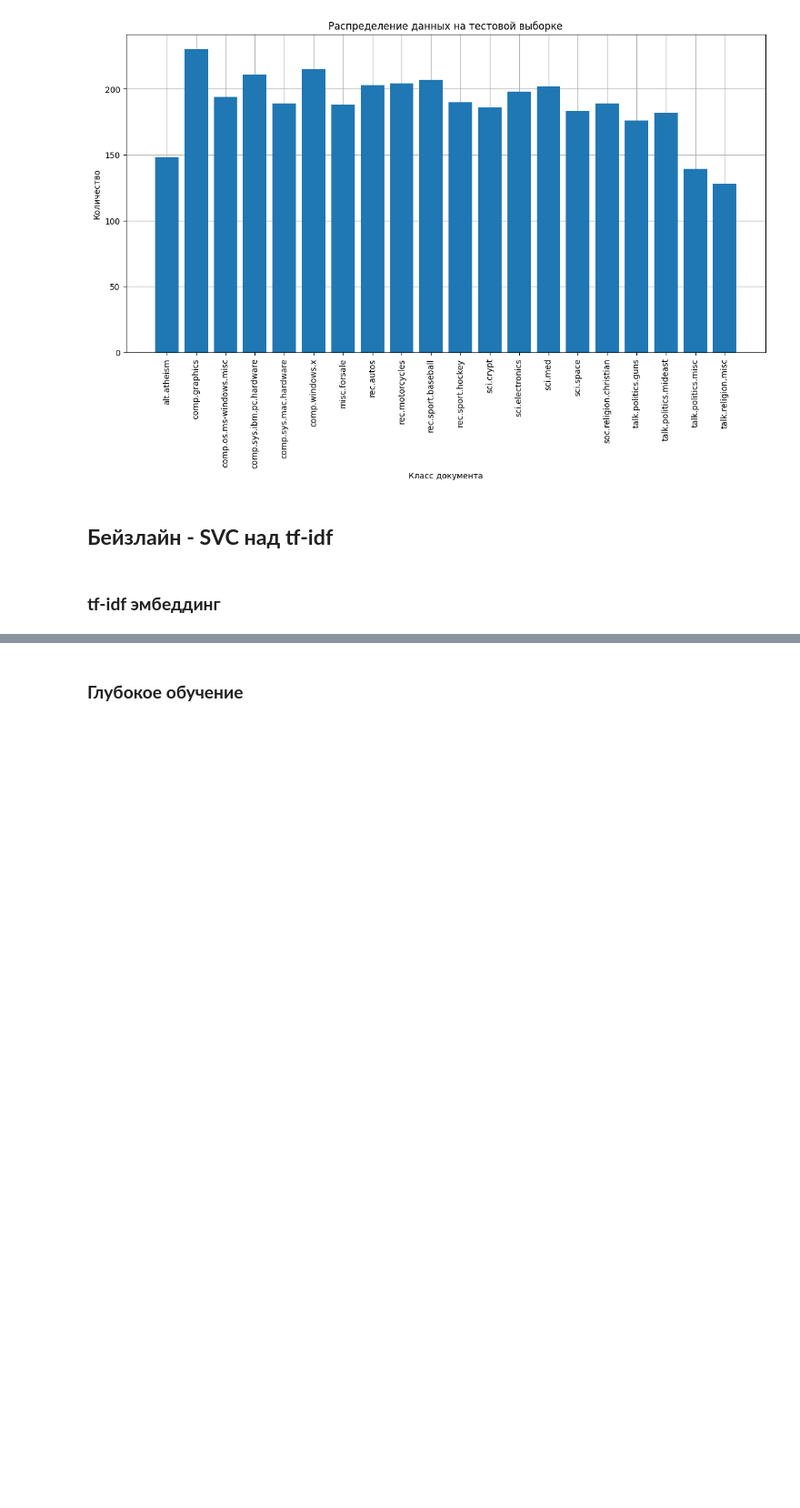
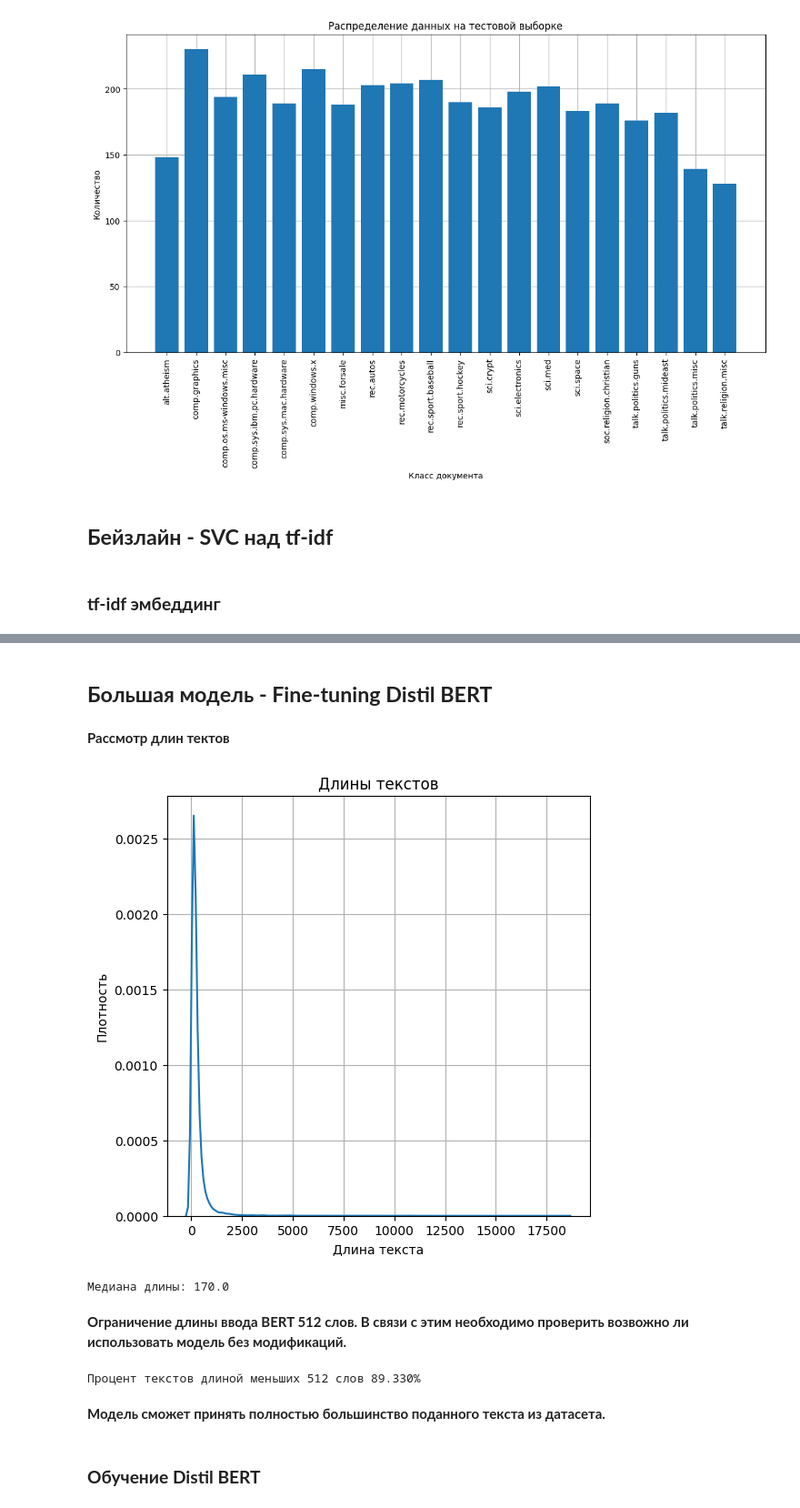
Before and after one commit to grimkel/TextClassification, a Jupyter notebook: Train/Train.ipynb, the cells around one changed output, grey strips where cells are left out. Shown: that part at 91% size. Saved outputs shown, nothing was run; the diff lists cells and outputs as text; code cells hidden in the pictures; blank space fills up the shorter version.

```diff
--- a/Train/Train.ipynb
+++ b/Train/Train.ipynb
@@ -459,2 +492,38 @@ F1:             89.089%
 # %% [markdown]
-### **Глубокое обучение**
+## **Большая модель - Fine-tuning Distil BERT**
+# %% [markdown]
+**Рассмотр длин тектов**
+# %%
+# Возвращает длину текста
+def getLength(text: str) -> int:
+    return len(text.split())
+
+
+# Получение длинн текстов
+lengths = data["Text"].apply(getLength)
+# %%
+plt.figure(figsize=(6, 6))
+plt.grid()
+sns.kdeplot(lengths)
+plt.title('Длины текстов')
+plt.xlabel('Длина текста')
+plt.ylabel('Плотность')
+plt.show()
+# %% [output]
+[figure, added]
+# %%
+print(f"Медиана длины: {lengths.median()}")
+# %% [output]
+Медиана длины: 170.0
+# %% [markdown]
+**Ограничение длины ввода BERT 512 слов. В связи с этим необходимо проверить возвожно ли использовать модель без модификаций.**
+# %%
+percentage = np.sum(lengths < 512) / len(lengths) * 100
+
+print(f"Процент текстов длиной меньших 512 слов {percentage:.3f}%")
+# %% [output]
+Процент текстов длиной меньших 512 слов 89.330%
+# %% [markdown]
+**Модель сможет принять полностью большинство поданного текcта из датасета.**
+# %% [markdown]
+### **Обучение Distil BERT**
```
Also changed, not shown: parts of 21 cells of this notebook, 11 other files.
